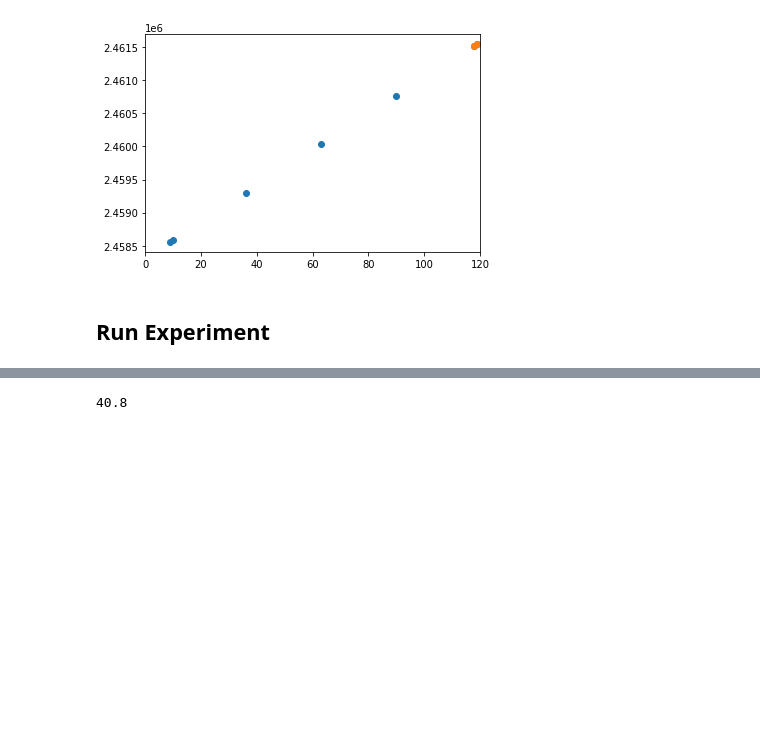
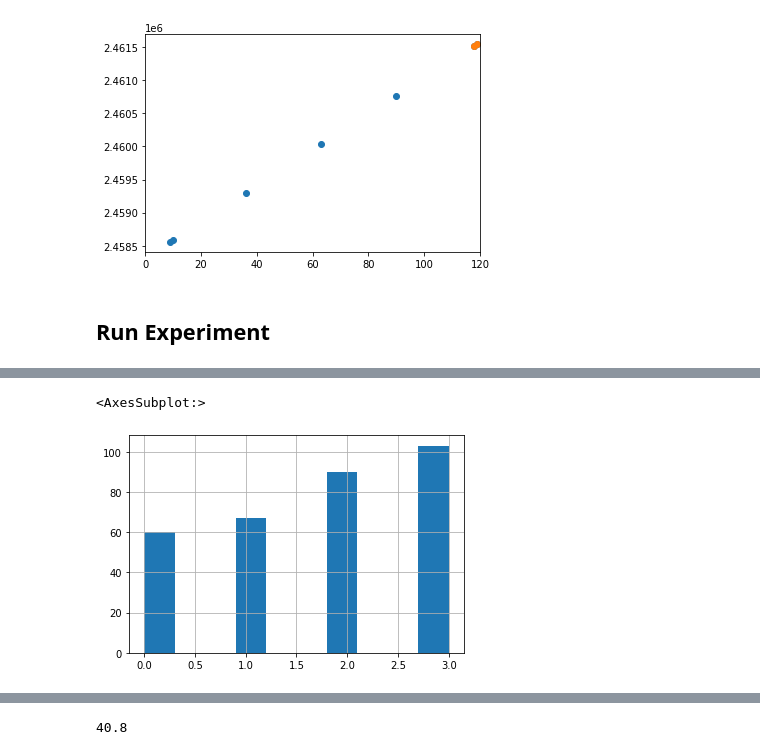
Before and after one commit to rae-holcomb/tess_scheduling, a Jupyter notebook: sandbox2.ipynb, the cells around one changed output, grey strips where cells are left out. Saved outputs shown, nothing was run; the diff lists cells and outputs as text; code cells hidden in the pictures; blank space fills up the shorter version.

```diff
--- a/sandbox2.ipynb
+++ b/sandbox2.ipynb
@@ -1008,6 +982,8 @@ array([array([ 2,  3,  4,  5,  6,  7,  8,  9, 10, 12, 13, 27, 29, 30, 32, 33, 34
 # %%
-periods = np.arange(20,70,20.8)
+# set up grid of periods, tc_phases, and sector combinations
+periods = np.arange(20,170,20.8)
 tc_phases = np.arange(0,1,.3)
+sec_unique_sub = sec_unique[:10].copy()
 
-tc_phases
+print("# of tests: ", len(periods)*len(tc_phases)*len(sec_unique_sub))
 # %% [output]
@@ -1031,12 +1000,12 @@ for n_p, period in enumerate(periods):
     temp = [check_observability(all_transit_times, sec_unique_sub[i]) for i in range(len(sec_unique_sub))]
     all_trans_obs, all_sec_obs, all_orbit_obs = [list(a) for a in zip(*temp)]
 # %%
-# define your range of periods and tc_phases]
-periods = np.arange(20,70,20.8)
-tc_phases = np.arange(0,1,.3)
-sec_unique_sub = sec_unique[:10].copy()
+# # define your range of periods and tc_phases]
+# periods = np.arange(20,70,20.8)
+# tc_phases = np.arange(0,1,.3)
+# sec_unique_sub = sec_unique[:10].copy()
 
-# rows_list = []
+rows_list = []
 
 
 for n_p, period in enumerate(periods):
@@ -1074,6 +1043,15 @@ for n_p, period in enumerate(periods):
             # rule out impossible aliases and flag the system based on the number of remaining aliases
             flag, n_a, a_per, ruled_out = analyze_aliases_and_flag(transit_times, trans_ob, orb_ob, orbit_df, min_period=13)
 
+            try:
+                remaining_aliases = a_per[~ruled_out]
+            except:
+                remaining_aliases = []
+
+            row = [period, tc_phase, sectors,
+                   flag, n_a, a_per, ruled_out, remaining_aliases]
+            rows_list.append(row)
+
             if flag == -100:
                 print('break')
                 break
@@ -1091,0 +1062,4 @@ flag
+# %%
+column_names = ['period', 'tc_phase', 'sectors', 'flag', 'n_a', 'a_per', 'ruled_out', 'a_valid']
+rdf = pd.DataFrame(rows_list, columns=column_names)
+rdf[100:105]
@@ -1091,0 +1078,5 @@ flag
+# %%
+rdf.flag.hist()
+# %% [output]
+<AxesSubplot:>
+[figure, added]
```
Also changed, not shown: parts of 14 cells of this notebook.
